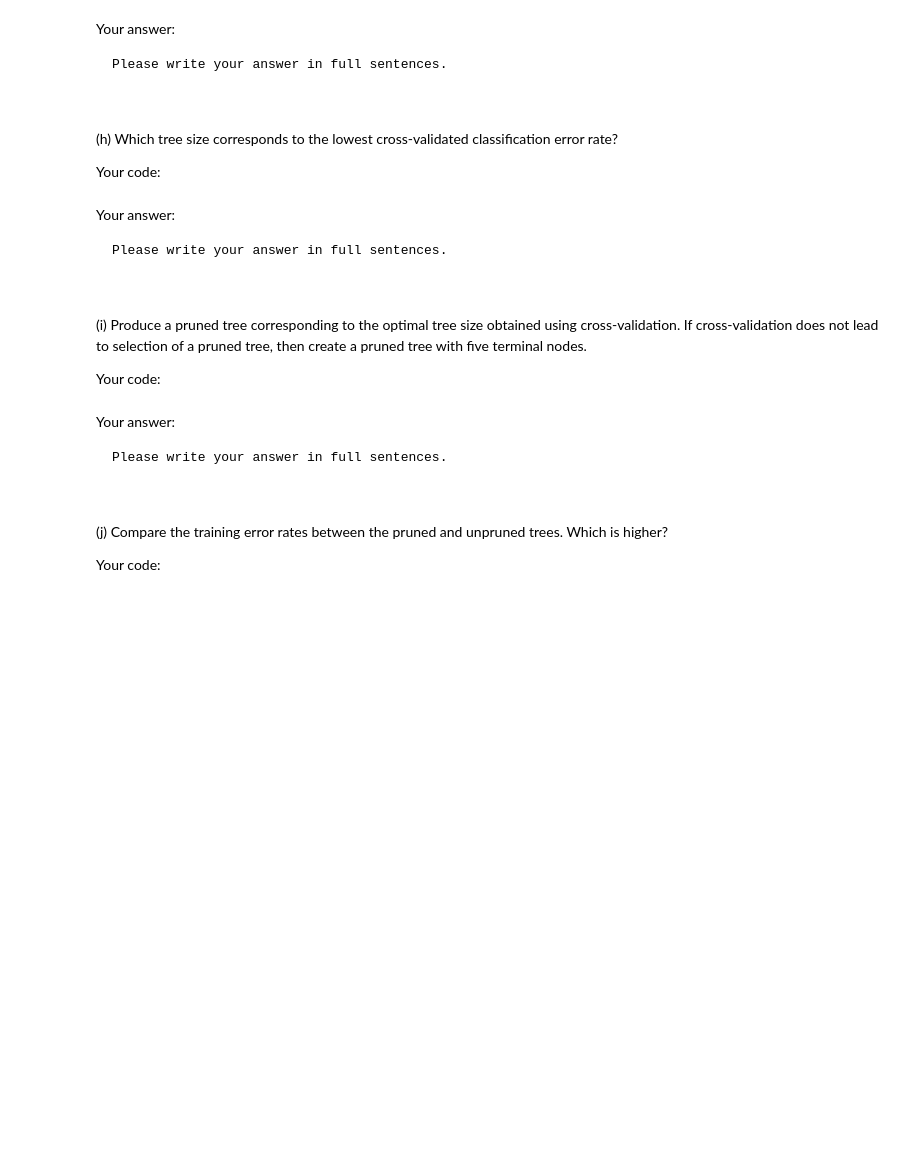
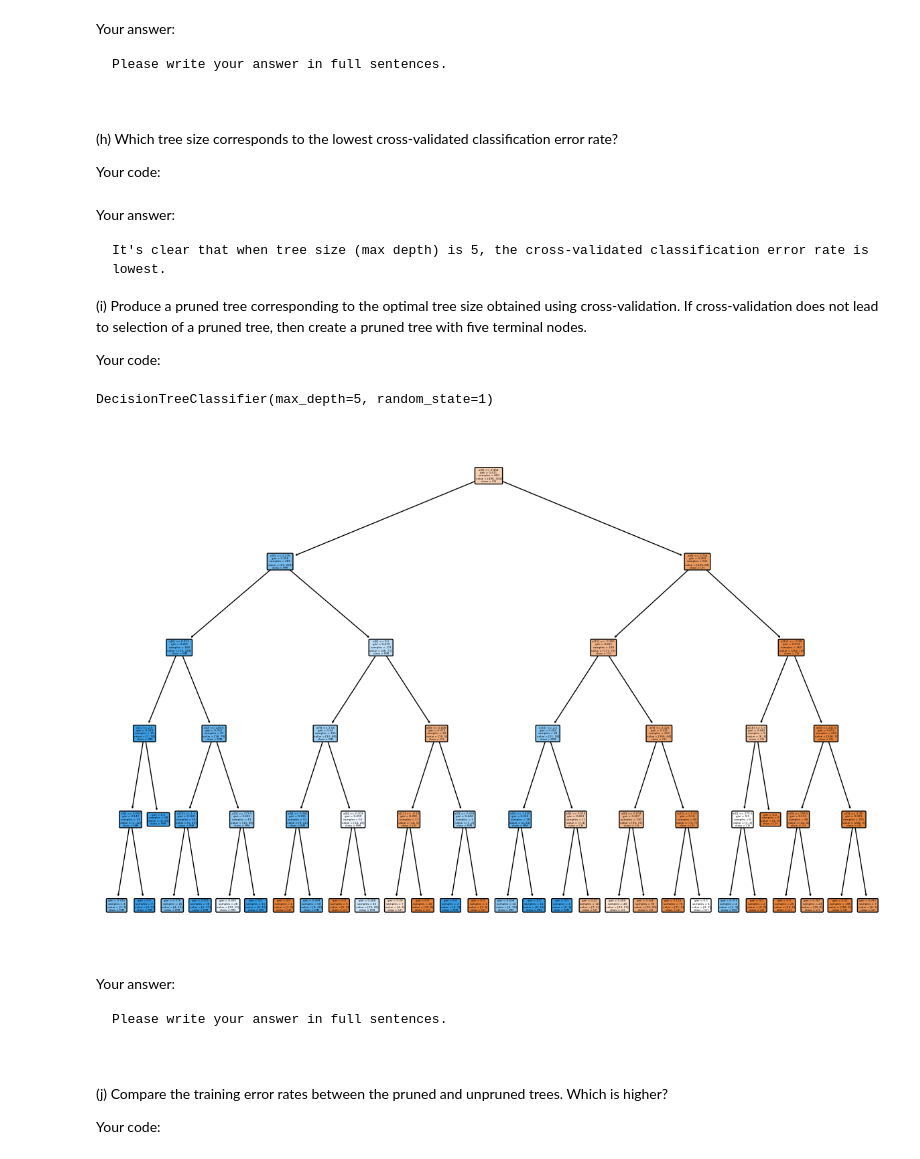
Before and after one commit to BU-MSSP-Classroom/MA679_Spring2024_07_tree_ensemble-fengyuanshen, a Jupyter notebook: Ch08_TreeEnsemble_Python.ipynb, the cells around one changed output. Cells and saved outputs as stored; diff of their text form; code cells hidden in the pictures; blank space fills up the shorter version.

```diff
--- a/Ch08_TreeEnsemble_Python.ipynb
+++ b/Ch08_TreeEnsemble_Python.ipynb
@@ -391,9 +416,7 @@ Your code:
 Your answer:
 
 ~~~
-Please write your answer in full sentences.
-
-
+It's clear that when tree size (max depth) is 5, the cross-validated classification error rate is lowest.
 ~~~
 
 (i) Produce a pruned tree corresponding to the optimal tree size obtained using cross-validation. If cross-validation does not lead
@@ -401,8 +424,26 @@ to selection of a pruned tree, then create a pruned tree with five terminal node
 
 Your code:
 # %%
-#
-#
+from sklearn.tree import plot_tree
+
+# Best hyperparameters
+best_params = grid_search.best_params_
+
+# Decision tree classifier with the best hyperparameters
+best_tree = DecisionTreeClassifier(max_depth=best_params['max_depth'],
+                                    min_samples_split=best_params['min_samples_split'],
+                                    random_state=1)
+
+best_tree.fit(X_train, y_train)
+# %% [output]
+DecisionTreeClassifier(max_depth=5, random_state=1)
+# %%
+# Plot the pruned tree
+plt.figure(figsize=(15, 10))
+plot_tree(best_tree, filled=True, rounded=True, class_names=best_tree.classes_)
+plt.show()
+# %% [output]
+[figure, added]
 # %% [markdown]
 Your answer:
 
```
Also changed, not shown: parts of 9 cells of this notebook.
